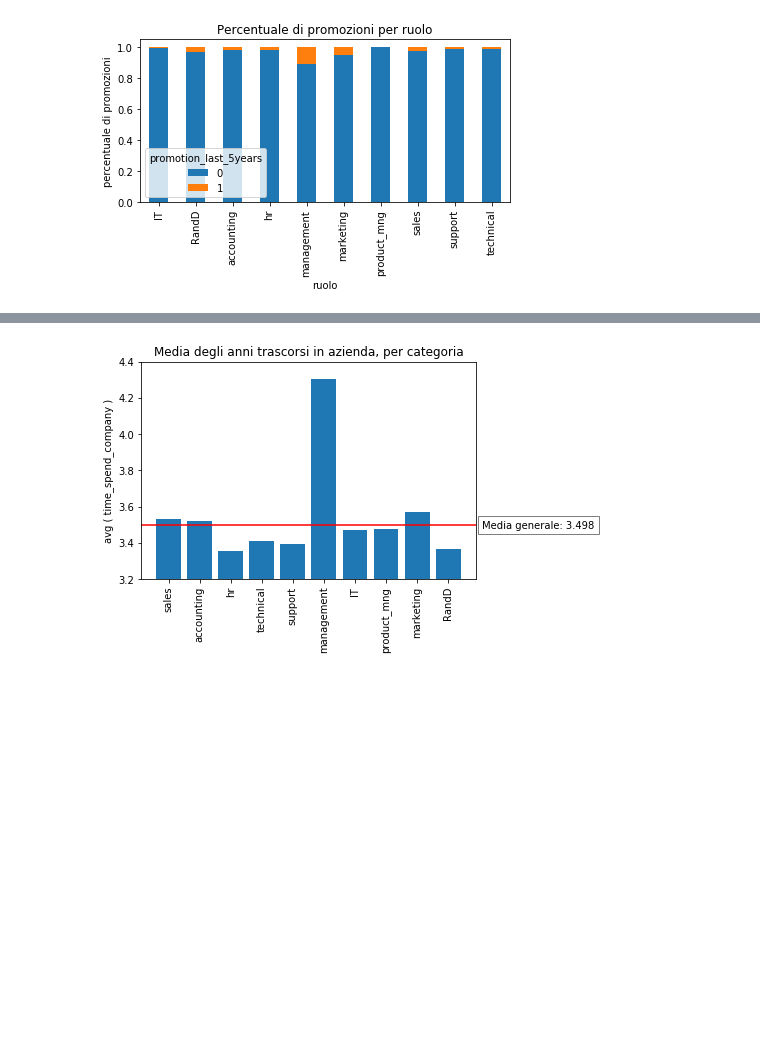
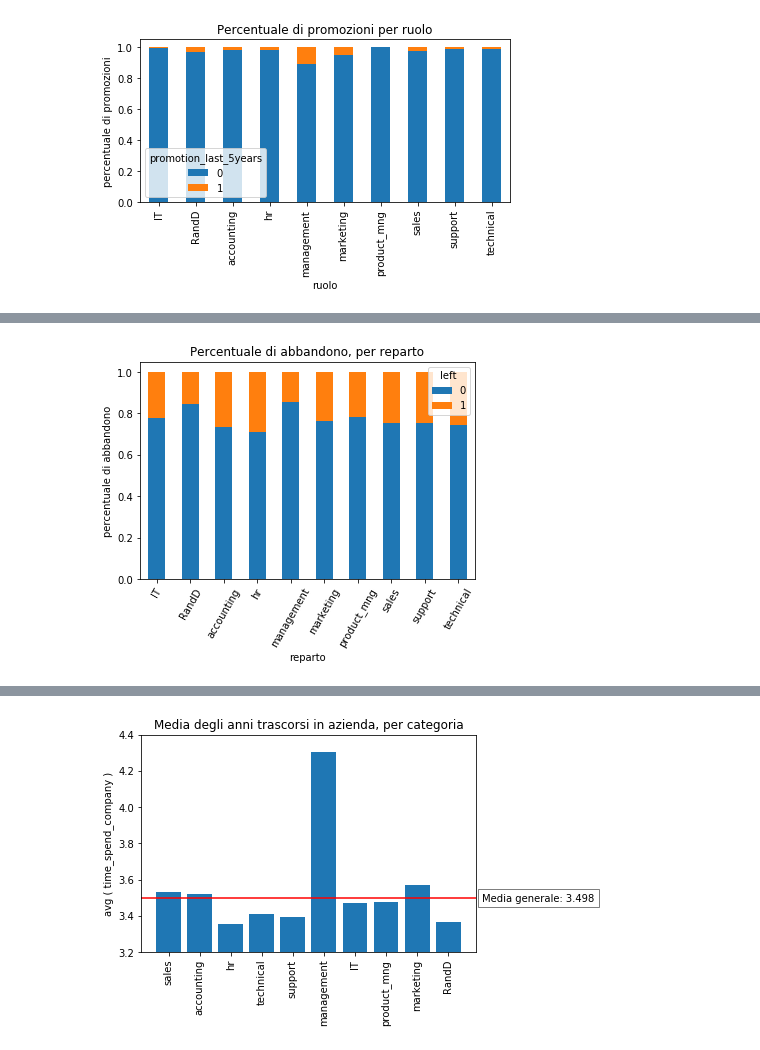
Before and after one commit to noobcode/Data-Mining, a Jupyter notebook: More on data understanding/human_resources_data_understanding.ipynb, the cells around one changed output, grey strips where cells are left out. Drawn from its saved outputs; the diff is of its cells as text; code cells hidden in the pictures; blank space fills up the shorter version.

```diff
--- a/More on data understanding/human_resources_data_understanding.ipynb
+++ b/More on data understanding/human_resources_data_understanding.ipynb
@@ -44,0 +46,16 @@ plt.savefig('images/left_by_salary')
+# %%
+# Per ogni reparto, conta la percentuale di abbandono
+left_by_sales = pd.crosstab(df['sales'], df['left'])
+
+# Normalizza nell'intervallo [0,1] il numero di abbandoni
+left_by_sales = \
+    left_by_sales.div(left_by_sales.sum(1).astype(float), axis=0)
+
+left_by_sales.plot(kind='bar', stacked=True)
+plt.title('Percentuale di abbandono, per reparto')
+plt.xlabel('reparto')
+plt.ylabel('percentuale di abbandono')
+plt.xticks(rotation=60)
+plt.savefig('images/left_by_sales')
+# %% [output]
+[figure, added]
```
Also changed, not shown: parts of 4 cells of this notebook.
